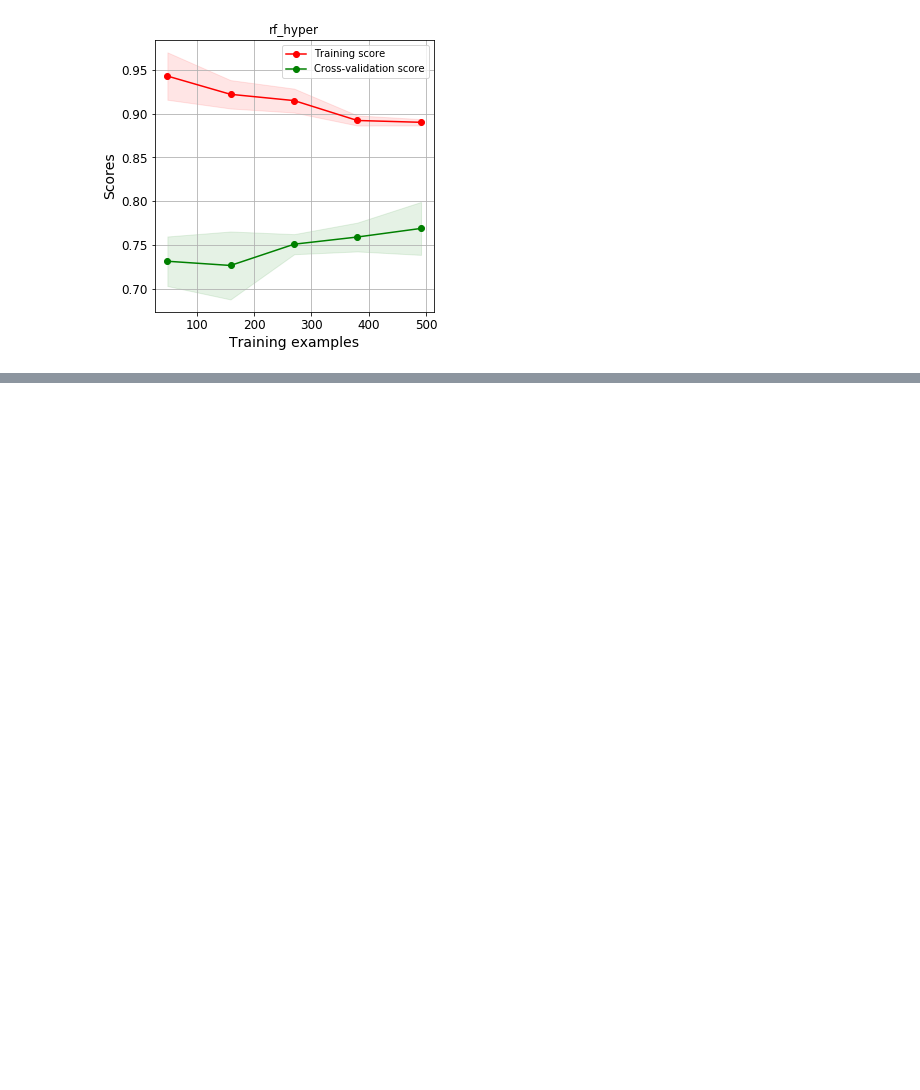
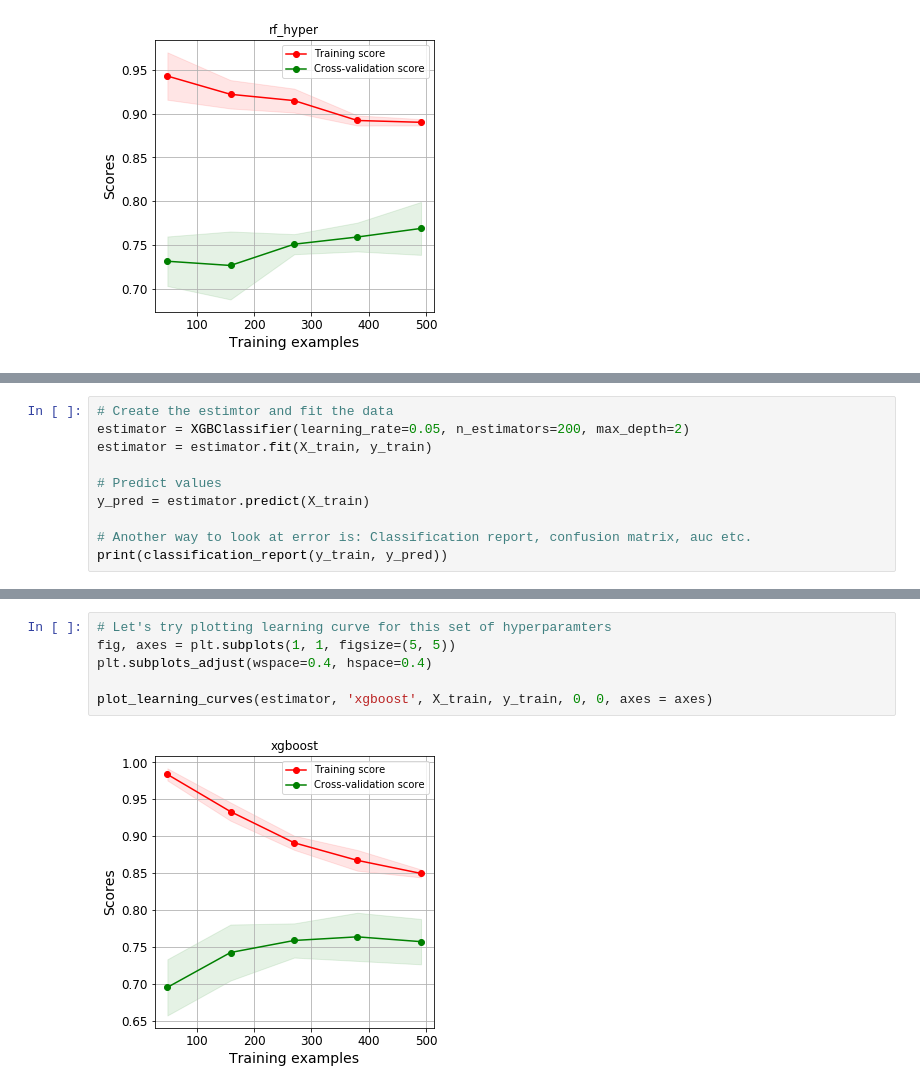
Before and after one commit to soorajpn123/diabetes_ml_practice, a Jupyter notebook: diabetes_ml_practice.ipynb, the cells around one changed output, grey strips where cells are left out. Drawn from its saved outputs; the diff is of its cells as text; blank space fills up the shorter version.

```diff
--- a/diabetes_ml_practice.ipynb
+++ b/diabetes_ml_practice.ipynb
@@ -412,0 +446,10 @@ plot_learning_curves(estimator, 'rf_hyper', X_train, y_train, 0, 0, axes = axes)
+# %%
+# Create the estimtor and fit the data
+estimator = XGBClassifier(learning_rate=0.05, n_estimators=200, max_depth=2)
+estimator = estimator.fit(X_train, y_train)
+
+# Predict values
+y_pred = estimator.predict(X_train)
+
+# Another way to look at error is: Classification report, confusion matrix, auc etc.
+print(classification_report(y_train, y_pred))
@@ -412,0 +465,8 @@ plot_learning_curves(estimator, 'rf_hyper', X_train, y_train, 0, 0, axes = axes)
+# %%
+# Let's try plotting learning curve for this set of hyperparamters
+fig, axes = plt.subplots(1, 1, figsize=(5, 5))
+plt.subplots_adjust(wspace=0.4, hspace=0.4)
+
+plot_learning_curves(estimator, 'xgboost', X_train, y_train, 0, 0, axes = axes)
+# %% [output]
+[figure, added]
```
Also changed, not shown: parts of 16 cells of this notebook.
